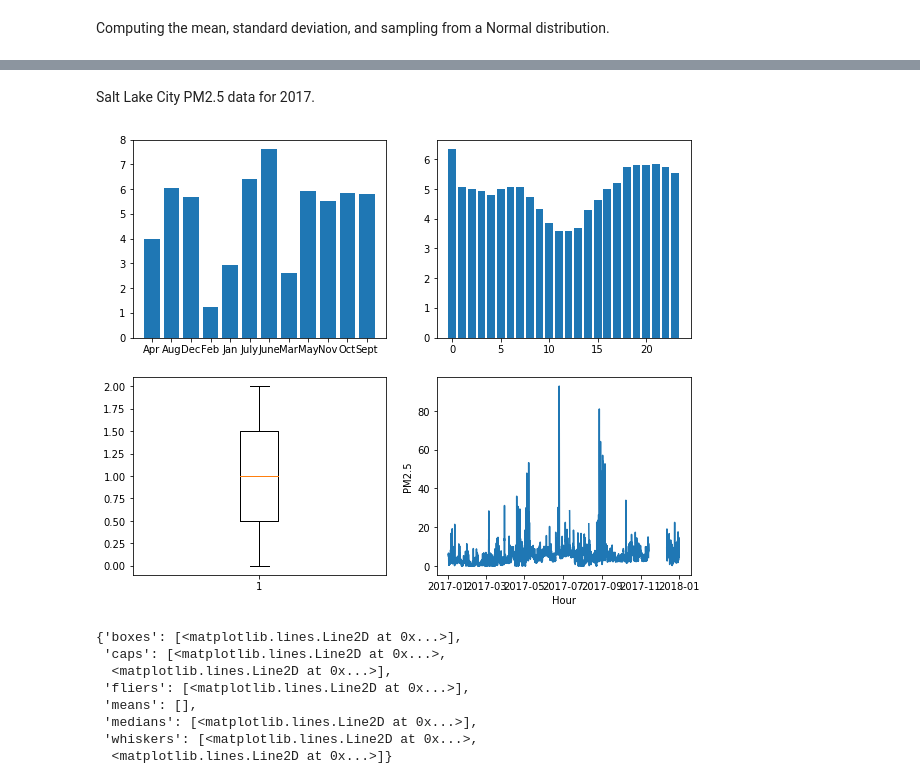
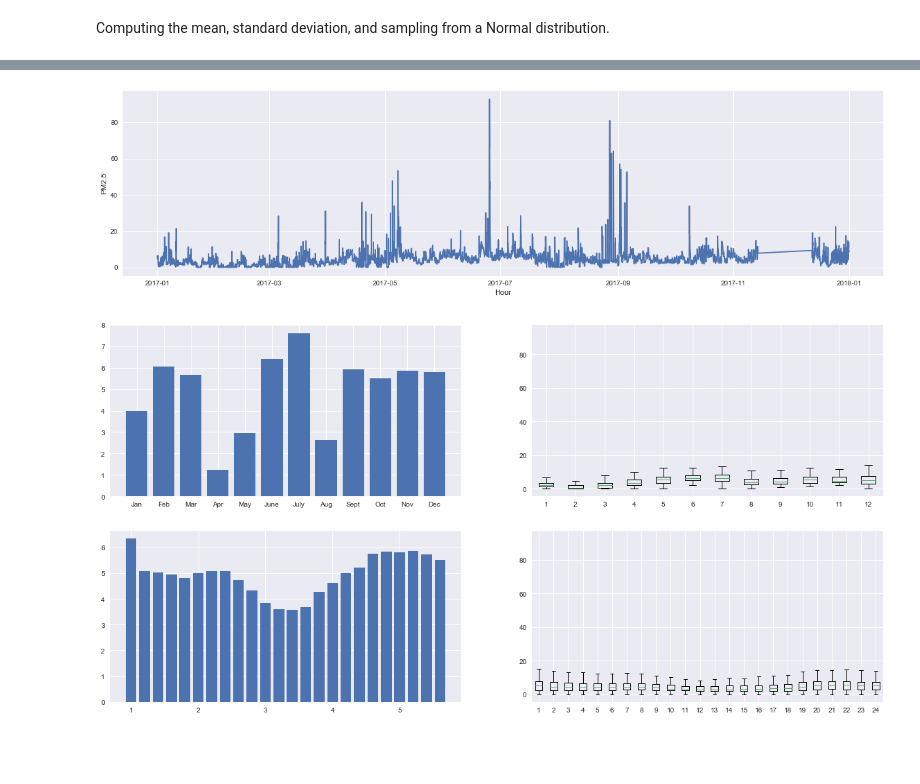
Before and after one commit to jspitkin/cs6017_hw, a Jupyter notebook: hw1/HW1.ipynb, the cells around one changed output, grey strips where cells are left out. Cells and saved outputs as stored; diff of their text form; code cells hidden in the pictures; blank space fills up the shorter version.

```diff
--- a/hw1/HW1.ipynb
+++ b/hw1/HW1.ipynb
@@ -54,48 +54,52 @@ numpy standard deviation: 1.00017899278
 [figure]
-# %% [markdown]
-Salt Lake City PM2.5 data for 2017.
 # %%
 import pandas as pd
+import warnings
+warnings.filterwarnings('ignore')
 
 data = pd.read_csv("2017-PM2.5.csv", sep=",")
 data = data[['Unnamed: 0', 'HC']].copy()
 data = data.rename(columns={'Unnamed: 0' : 'Date'})
 data = data.drop(data.index[[0, 1]])
 data['Date'] = pd.to_datetime(data['Date'])
 data['HC'] = data['HC'].astype(float)
 data = data.set_index('Date')
+data = data.dropna()
+
+%matplotlib inline
 
 # Each hourly point for the Hurricane station in 2017
+all_data_fig = plt.figure(figsize=(20, 5))
+plot = all_data_fig.add_subplot(1,1,1)
 plt.xlabel("Hour")
 plt.ylabel("PM2.5")
-plt.plot(data['HC'])
-plt.show()
+plot.plot(data['HC'])
 
-fig = plt.figure(figsize=(10, 8))
-sub_fig_1 = fig.add_subplot(2,2,1)
-sub_fig_2 = fig.add_subplot(2,2,2)
-sub_fig_3 = fig.add_subplot(2,2,3)
+fig, sub_figs = plt.subplots(2, 2, figsize=(20, 10))
 
 # Mean for each month
 month_means = data.groupby(data.index.month).mean()
-sub_fig_1.bar(["Jan", "Feb", "Mar", "Apr", "May", "June", "July", "Aug", "Sept", "Oct", "Nov", "Dec"], month_means['HC'])
+sub_figs[0,0].bar(["Jan", "Feb", "Mar", "Apr", "May", "June", "July", "Aug", "Sept", "Oct", "Nov", "Dec"], month_means['HC'])
+sub_figs[0,0].set_xticklabels(["Jan", "Feb", "Mar", "Apr", "May", "June", "July", "Aug", "Sept", "Oct", "Nov", "Dec"])
 
 # Mean for each hour of the day
 hour_means = data.groupby(data.index.hour).mean()
-sub_fig_2.bar(list(range(24)), hour_means['HC'])
+sub_figs[1,0].bar(list(range(24)), hour_means['HC'])
+sub_figs[1,0].set_xticklabels(list(range(24)))
 
+# Boxplot for each month
 month_groups = data.groupby(data.index.month)
 month_lists = []
 for group in month_groups:
     month_lists.append(group[1]['HC'])
-sub_fig_3.boxplot([0, 1, 2])
+sub_figs[0,1].boxplot(month_lists);
+
+# Boxplot for each hour
+hour_groups = data.groupby(data.index.hour)
+hour_lists = []
+for group in hour_groups:
+    hour_lists.append(group[1]['HC'])
+sub_figs[1,1].boxplot(hour_lists);
 # %% [output]
-[figure, old version]
+[figure, new version]
-{'boxes': [<matplotlib.lines.Line2D at 0x...>],
- 'caps': [<matplotlib.lines.Line2D at 0x...>,
-  <matplotlib.lines.Line2D at 0x...>],
- 'fliers': [<matplotlib.lines.Line2D at 0x...>],
- 'means': [],
- 'medians': [<matplotlib.lines.Line2D at 0x...>],
- 'whiskers': [<matplotlib.lines.Line2D at 0x...>,
-  <matplotlib.lines.Line2D at 0x...>]}
+[figure, added]
```
Also changed, not shown: parts of 1 cell of this notebook.
